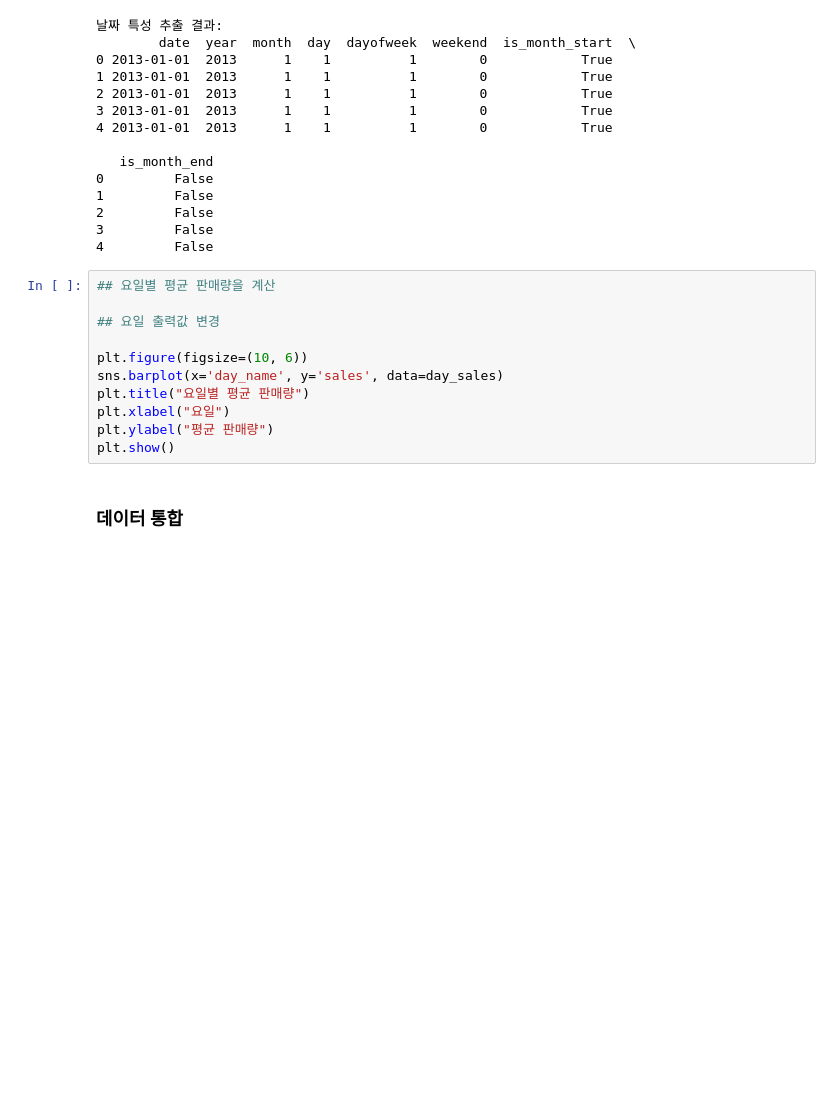
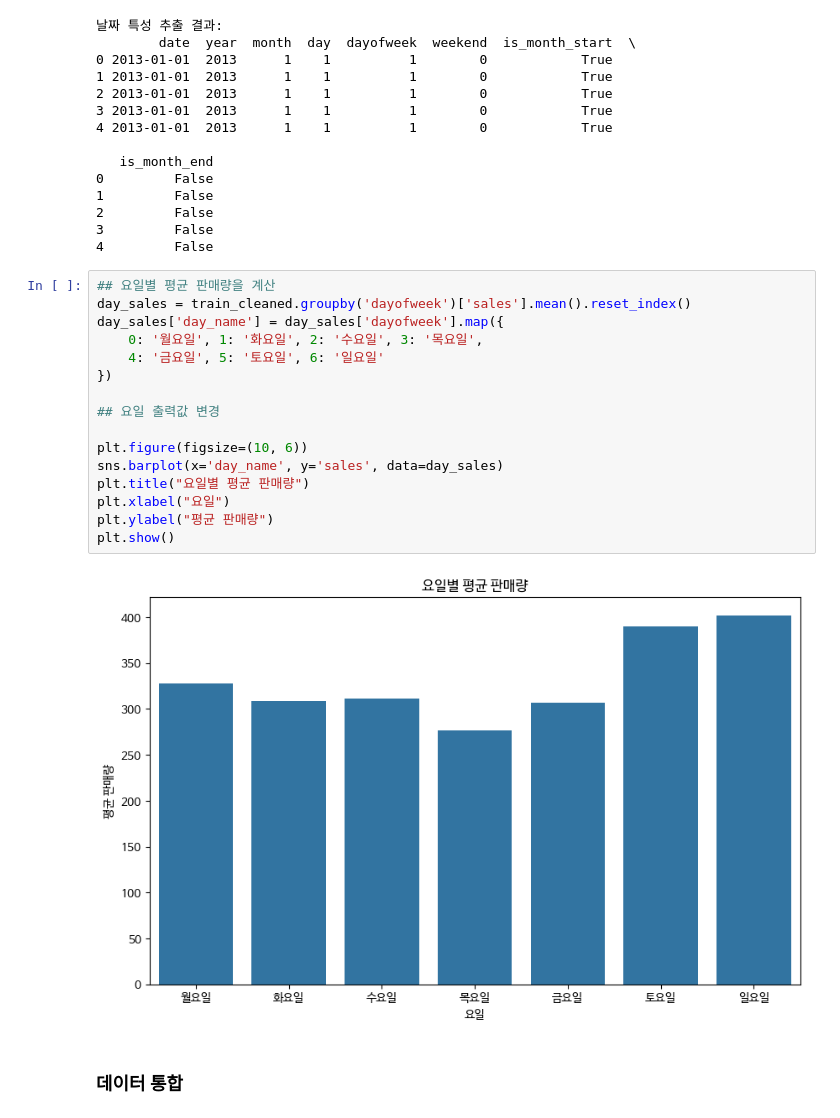
Before and after one commit to youlee203knou/Data-Analysis-with-Open-Source, a Jupyter notebook: 오픈소스_데이터_분석_7강.ipynb, the cells around one changed output. Drawn from its saved outputs; the diff is of its cells as text; blank space fills up the shorter version.

```diff
--- a/오픈소스_데이터_분석_7강.ipynb
+++ b/오픈소스_데이터_분석_7강.ipynb
@@ -479,15 +479,22 @@ print(train_cleaned[['date', 'year', 'month', 'day', 'dayofweek', 'weekend', 'is
 4         False
 # %%
 ## 요일별 평균 판매량을 계산
+day_sales = train_cleaned.groupby('dayofweek')['sales'].mean().reset_index()
+day_sales['day_name'] = day_sales['dayofweek'].map({
+    0: '월요일', 1: '화요일', 2: '수요일', 3: '목요일',
+    4: '금요일', 5: '토요일', 6: '일요일'
+})
 
 ## 요일 출력값 변경
 
 plt.figure(figsize=(10, 6))
 sns.barplot(x='day_name', y='sales', data=day_sales)
 plt.title("요일별 평균 판매량")
 plt.xlabel("요일")
 plt.ylabel("평균 판매량")
 plt.show()
+# %% [output]
+[figure, added]
 # %% [markdown]
 ### 데이터 통합
 # %%
```
Also changed, not shown: parts of 1 cell of this notebook.
